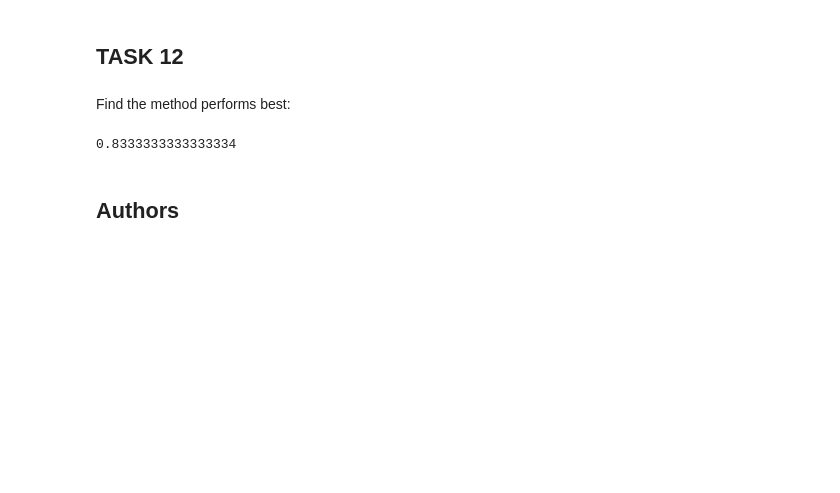
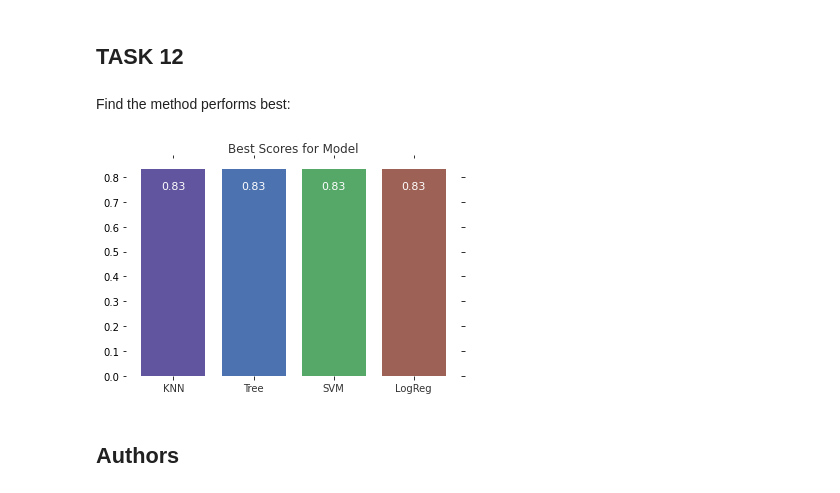
Before and after one commit to romwhyte/coursera_ibm_datascience_project, a Jupyter notebook: Capstone Machine Learning Prediction.ipynb, the cells around one changed output. Cells and saved outputs as stored; diff of their text form; code cells hidden in the pictures; blank space fills up the shorter version.

Commit message:
Add Bar chart for classification accuracy

```diff
--- a/Capstone Machine Learning Prediction.ipynb
+++ b/Capstone Machine Learning Prediction.ipynb
@@ -165,7 +165,7 @@ parameters ={'C':[0.01,0.1,1],
 parameters ={"C":[0.01,0.1,1],'penalty':['l2'], 'solver':['lbfgs']}# l1 lasso l2 ridge
 lr=LogisticRegression()
 
-grid_search = GridSearchCV(estimator=lr, param_grid=parameters,cv=10, n_jobs=-1, scoring='accuracy',error_score=0)
+grid_search = GridSearchCV(estimator=lr, param_grid=parameters,cv=10)
 logreg_cv = grid_search.fit(X_train, Y_train)
 # %% [markdown]
 We output the <code>GridSearchCV</code> object for logistic regression. We display the best parameters using the data attribute <code>best_params\_</code> and the accuracy on the validation data using the data attribute <code>best_score\_</code>.
@@ -202,7 +202,7 @@ parameters = {'kernel':('linear', 'rbf','poly','rbf', 'sigmoid'),
               'gamma':np.logspace(-3, 3, 5)}
 svm = SVC()
 # %%
-grid_search = GridSearchCV(estimator=svm, param_grid=parameters, n_jobs=-1,cv=10, scoring='accuracy',error_score=0)
+grid_search = GridSearchCV(estimator=svm, param_grid=parameters, cv=10)
 svm_cv = grid_search.fit(X_train, Y_train)
 # %%
 print("tuned hpyerparameters :(best parameters) ",svm_cv.best_params_)
@@ -239,7 +239,7 @@ parameters = {'criterion': ['gini', 'entropy'],
 
 tree = DecisionTreeClassifier()
 # %%
-grid_search = GridSearchCV(estimator=tree, param_grid=parameters, n_jobs=-1, scoring='accuracy',error_score=0)
+grid_search = GridSearchCV(estimator=tree, param_grid=parameters, cv=10)
 tree_cv = grid_search.fit(X_train, Y_train)
 # %%
 print("tuned hpyerparameters :(best parameters) ",tree_cv.best_params_)
@@ -273,7 +273,7 @@ parameters = {'n_neighbors': [1, 2, 3, 4, 5, 6, 7, 8, 9, 10],
 
 KNN = KNeighborsClassifier()
 # %%
-grid_search = GridSearchCV(estimator=KNN, param_grid=parameters, n_jobs=-1,cv=10, scoring='accuracy',error_score=0)
+grid_search = GridSearchCV(estimator=KNN, param_grid=parameters,cv=10)
 knn_cv = grid_search.fit(X_train, Y_train)
 # %%
 print("tuned hpyerparameters :(best parameters) ",knn_cv.best_params_)
@@ -300,10 +300,38 @@ plot_confusion_matrix(Y_test,yhat)
 ## TASK  12
 # %% [markdown]
 Find the method performs best:
-# %%
-knn_cv.score(X_test,Y_test)
-# %% [output]
-0.8333333333333334
+# %%
+# all scores produce 0.833 on test data
+scores = [knn_cv.score(X_test,Y_test),tree_cv.score(X_test,Y_test),svm_cv.score(X_test,Y_test),logreg_cv.score(X_test,Y_test)]
+#-------------------------------------------------------------------------------------------------------------------------------
+#scores = [knn_cv.best_score_,tree_cv.best_score_,svm_cv.best_score_,logreg_cv.best_score_]
+#-------------------------------------------------------------------------------------------------------------------------------
+
+
+plt.figure()
+
+# Plot the scores as a bar chart
+bars = plt.bar(np.arange(4), scores, color=['#60559e','#4c72b0','#55a868','#9e6155'])
+
+# directly label the score onto the bars
+for bar in bars:
+    height = bar.get_height()
+    plt.gca().text(bar.get_x() + bar.get_width()/2, height*.90, '{0:.{1}f}'.format(height, 2),
+                 ha='center', color='w', fontsize=11)
+
+# remove all the ticks (both axes), and tick labels on the Y axis
+plt.tick_params(top='off', bottom='off', left='off', right='off', labelleft='off', labelbottom='on')
+
+# remove the frame of the chart
+for spine in plt.gca().spines.values():
+    spine.set_visible(False)
+
+plt.xticks([0,1,2,3], ['KNN', 'Tree', 'SVM', 'LogReg'], alpha=0.8);
+plt.title('Best Scores for Model', alpha=0.8)
+
+plt.show()
+# %% [output]
+[figure, added]
 # %% [markdown]
 ## Authors
 # %% [markdown]
```
Also changed, not shown: parts of 1 cell of this notebook.
